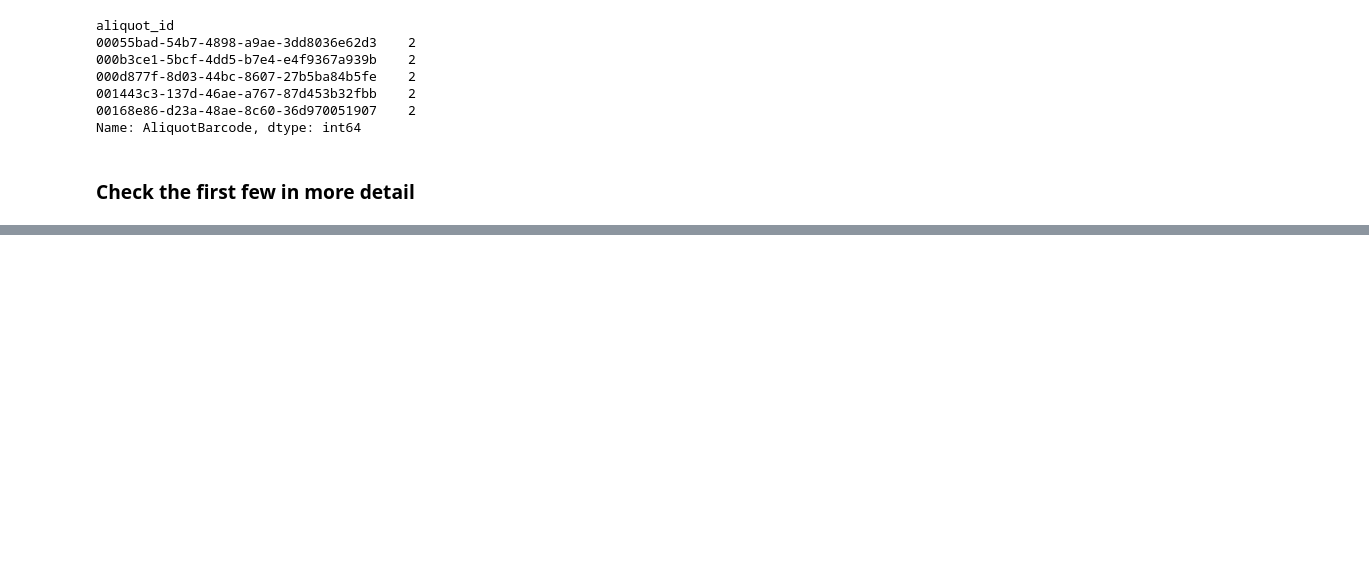
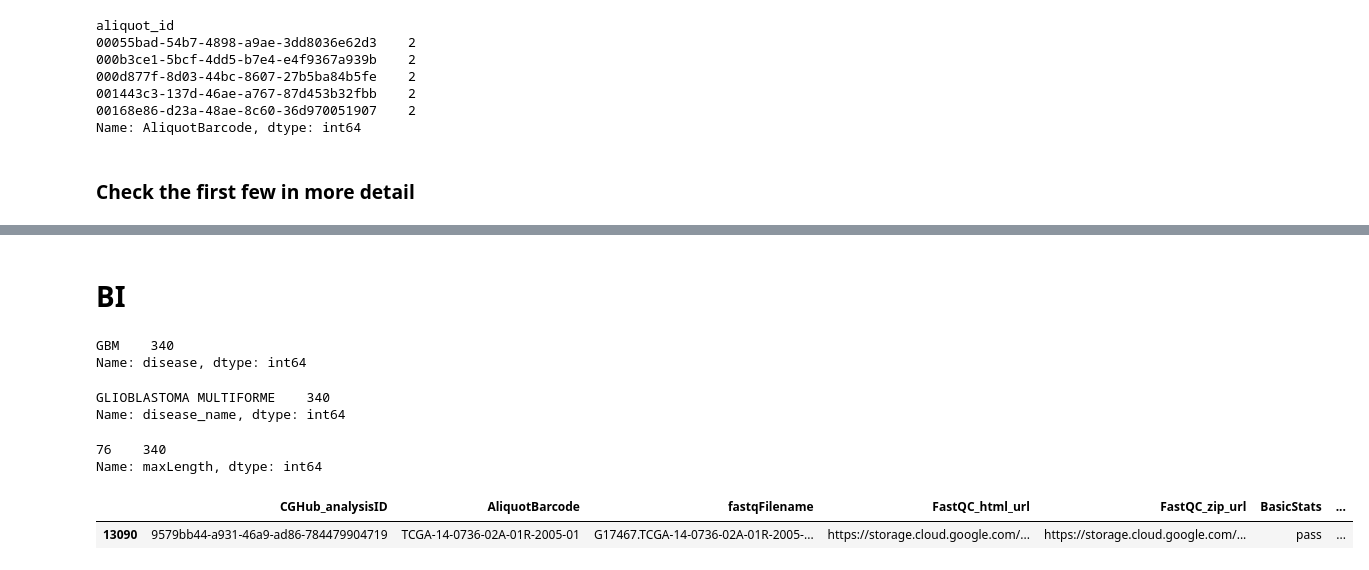
Before and after one commit to bcgsc/tasrkleat-TCGA-analysis-scripts, a Jupyter notebook: notebooks/TCGA-RNA-Seq-FASTA-read-length-analysis.ipynb, the cells around one changed output, grey strips where cells are left out. Drawn from its saved outputs; the diff is of its cells as text; code cells hidden in the pictures; blank space fills up the shorter version.

```diff
--- a/notebooks/TCGA-RNA-Seq-FASTA-read-length-analysis.ipynb
+++ b/notebooks/TCGA-RNA-Seq-FASTA-read-length-analysis.ipynb
@@ -515,0 +473,2 @@ ndf[ndf.aliquot_id == '1B907925-B33C-4E4A-96E0-65F15B4712B9']
+# %% [markdown]
+# BI
@@ -515,0 +477,20 @@ ndf[ndf.aliquot_id == '1B907925-B33C-4E4A-96E0-65F15B4712B9']
+# %%
+bi_df.disease.value_counts()
+# %% [output]
+GBM    340
+Name: disease, dtype: int64
+# %%
+bi_df.disease_name.value_counts()
+# %% [output]
+GLIOBLASTOMA MULTIFORME    340
+Name: disease_name, dtype: int64
+# %%
+bi_df.maxLength.value_counts()
+# %% [output]
+76    340
+Name: maxLength, dtype: int64
+# %%
+bi_df.sort_values('objectSizeBytes').head(1)
+# %% [output]
+|  | CGHub_analysisID | AliquotBarcode | fastqFilename | FastQC_html_url | FastQC_zip_url | BasicStats | ... |
+| 13090 | 9579bb44-a931-46a9-ad86-784479904719 | TCGA-14-0736-02A-01R-2005-01 | G17467.TCGA-14-0736-02A-01R-2005-... | https://storage.cloud.google.com/... | https://storage.cloud.google.com/... | pass | ... |
```
Also changed, not shown: parts of 27 cells of this notebook.
